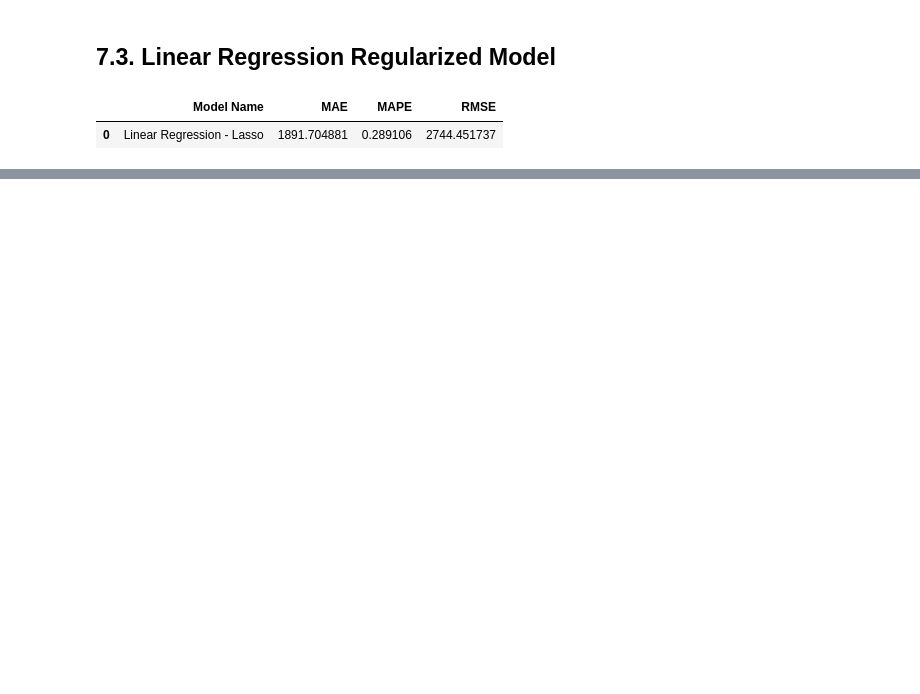
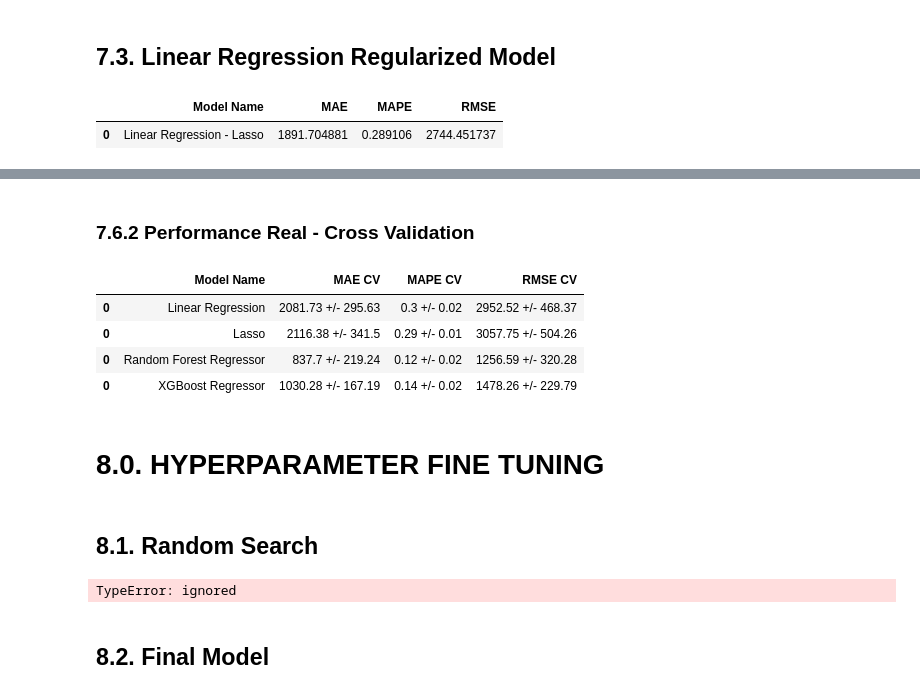
Before and after one commit to renato-evangelista/rossmann, a Jupyter notebook: m06_v01_store_sales_prediction.ipynb, the cells around one changed output, grey strips where cells are left out. Cells and saved outputs as stored; diff of their text form; code cells hidden in the pictures; blank space fills up the shorter version.

```diff
--- a/m06_v01_store_sales_prediction.ipynb
+++ b/m06_v01_store_sales_prediction.ipynb
@@ -975,0 +1081,3 @@ lrr_result
+# %%
+rf_result_cv = cross_validation(x_training, 5, 'Random Forest Regressor', rf, verbose=True)
+rf_result_cv
@@ -975,0 +1118,3 @@ lrr_result
+# %%
+xgb_result_cv = cross_validation(x_training, 5, 'XGBoost Regressor', model_xgb, verbose=True)
+xgb_result_cv
@@ -975,0 +1147,15 @@ lrr_result
+# %% [markdown]
+### 7.6.2 Performance Real - Cross Validation
+# %%
+modelling_result_cv = pd.concat([lr_result_cv, lrr_result_cv, rf_result_cv, xgb_result_cv])
+modelling_result_cv
+# %% [output]
+|  | Model Name | MAE CV | MAPE CV | RMSE CV |
+| 0 | Linear Regression | 2081.73 +/- 295.63 | 0.3 +/- 0.02 | 2952.52 +/- 468.37 |
+| 0 | Lasso | 2116.38 +/- 341.5 | 0.29 +/- 0.01 | 3057.75 +/- 504.26 |
+| 0 | Random Forest Regressor | 837.7 +/- 219.24 | 0.12 +/- 0.02 | 1256.59 +/- 320.28 |
+| 0 | XGBoost Regressor | 1030.28 +/- 167.19 | 0.14 +/- 0.02 | 1478.26 +/- 229.79 |
+# %% [markdown]
+# 8.0. HYPERPARAMETER FINE TUNING
+# %% [markdown]
+## 8.1. Random Search
@@ -975,0 +1173,27 @@ lrr_result
+# %%
+final_result = pd.DataFrame()
+
+for i in range(MAX_EVAL):
+
+  # choose values for parameter randomly
+  hp = {k: random.sample(v, 1)[0] for k, v in param.items()}
+  print(hp)
+
+  # model
+  model_xgb = xgb.XGBRegressor(objective='reg:squarederror',
+                              n_estimators=hp['n_estimators'],
+                              eta=hp['eta'],
+                              max_depth=hp['max_depth'],
+                              subsample=hp['subsample'],
+                              colsample_bytee=hp['colsample_bytee'],
+                              min_child_weight=hp['min_child_weight'])
+
+  # performance
+  result = cross_validation(x_training, 2, 'XGBoost Regressor', model_xgb, verbose=False)
+  final_result = pd.concat([final_result, result])
+
+final_result
+# %% [output]
+TypeError: ignored
+# %% [markdown]
+## 8.2. Final Model
```
Also changed, not shown: parts of 28 cells of this notebook, 5 other files.
